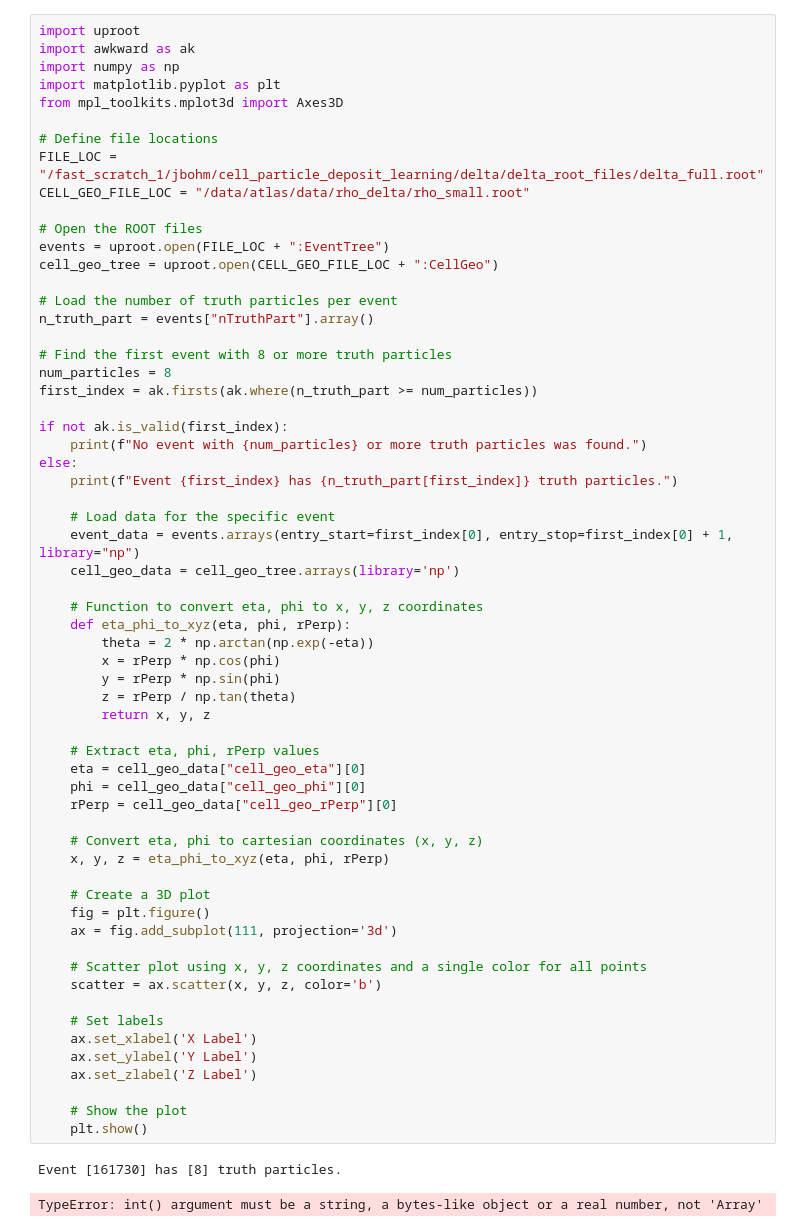
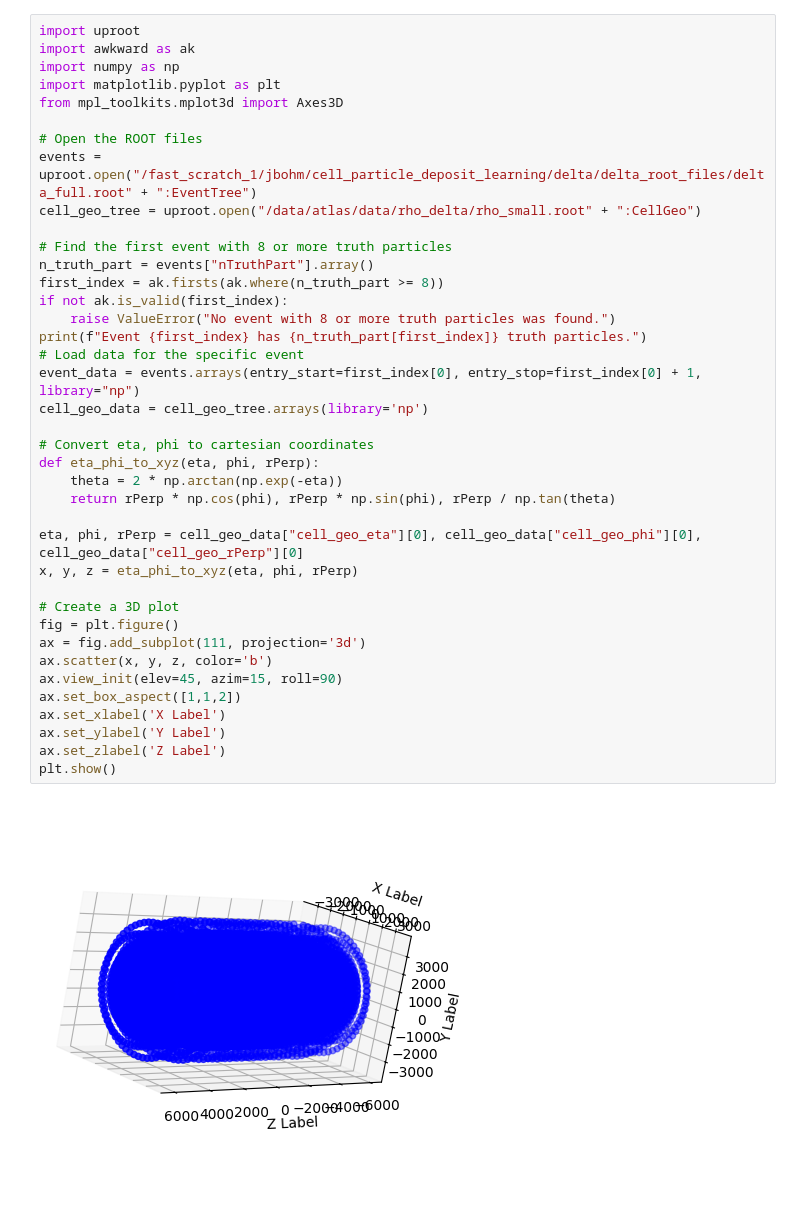
Before and after one commit to markojovo/JetPointNet, a Jupyter notebook: nbs/particle_deposit_learning/delta/plotting_event.ipynb, the cells around one changed output. Drawn from its saved outputs; the diff is of its cells as text.

Commit message:
ok clean, start from this to plot the proper event display

```diff
--- a/nbs/particle_deposit_learning/delta/plotting_event.ipynb
+++ b/nbs/particle_deposit_learning/delta/plotting_event.ipynb
@@ -1,64 +1,41 @@
 # %%
 import uproot
 import awkward as ak
 import numpy as np
 import matplotlib.pyplot as plt
 from mpl_toolkits.mplot3d import Axes3D
 
-# Define file locations
-FILE_LOC = "/fast_scratch_1/jbohm/cell_particle_deposit_learning/delta/delta_root_files/delta_full.root"
-CELL_GEO_FILE_LOC = "/data/atlas/data/rho_delta/rho_small.root"
-
 # Open the ROOT files
-events = uproot.open(FILE_LOC + ":EventTree")
-cell_geo_tree = uproot.open(CELL_GEO_FILE_LOC + ":CellGeo")
-
-# Load the number of truth particles per event
-n_truth_part = events["nTruthPart"].array()
+events = uproot.open("/fast_scratch_1/jbohm/cell_particle_deposit_learning/delta/delta_root_files/delta_full.root" + ":EventTree")
+cell_geo_tree = uproot.open("/data/atlas/data/rho_delta/rho_small.root" + ":CellGeo")
 
 # Find the first event with 8 or more truth particles
-num_particles = 8
-first_index = ak.firsts(ak.where(n_truth_part >= num_particles))
+n_truth_part = events["nTruthPart"].array()
+first_index = ak.firsts(ak.where(n_truth_part >= 8))
+if not ak.is_valid(first_index):
+    raise ValueError("No event with 8 or more truth particles was found.")
+print(f"Event {first_index} has {n_truth_part[first_index]} truth particles.")
+# Load data for the specific event
+event_data = events.arrays(entry_start=first_index[0], entry_stop=first_index[0] + 1, library="np")
+cell_geo_data = cell_geo_tree.arrays(library='np')
 
-if not ak.is_valid(first_index):
-    print(f"No event with {num_particles} or more truth particles was found.")
-else:
-    print(f"Event {first_index} has {n_truth_part[first_index]} truth particles.")
+# Convert eta, phi to cartesian coordinates
+def eta_phi_to_xyz(eta, phi, rPerp):
+    theta = 2 * np.arctan(np.exp(-eta))
+    return rPerp * np.cos(phi), rPerp * np.sin(phi), rPerp / np.tan(theta)
 
-    # Load data for the specific event
-    event_data = events.arrays(entry_start=first_index[0], entry_stop=first_index[0] + 1, library="np")
-    cell_geo_data = cell_geo_tree.arrays(library='np')
+eta, phi, rPerp = cell_geo_data["cell_geo_eta"][0], cell_geo_data["cell_geo_phi"][0], cell_geo_data["cell_geo_rPerp"][0]
+x, y, z = eta_phi_to_xyz(eta, phi, rPerp)
 
-    # Function to convert eta, phi to x, y, z coordinates
-    def eta_phi_to_xyz(eta, phi, rPerp):
-        theta = 2 * np.arctan(np.exp(-eta))
-        x = rPerp * np.cos(phi)
-        y = rPerp * np.sin(phi)
-        z = rPerp / np.tan(theta)
-        return x, y, z
-
-    # Extract eta, phi, rPerp values
-    eta = cell_geo_data["cell_geo_eta"][0]
-    phi = cell_geo_data["cell_geo_phi"][0]
-    rPerp = cell_geo_data["cell_geo_rPerp"][0]
-
-    # Convert eta, phi to cartesian coordinates (x, y, z)
-    x, y, z = eta_phi_to_xyz(eta, phi, rPerp)
-
-    # Create a 3D plot
-    fig = plt.figure()
-    ax = fig.add_subplot(111, projection='3d')
-
-    # Scatter plot using x, y, z coordinates and a single color for all points
-    scatter = ax.scatter(x, y, z, color='b')
-
-    # Set labels
-    ax.set_xlabel('X Label')
-    ax.set_ylabel('Y Label')
-    ax.set_zlabel('Z Label')
-
-    # Show the plot
-    plt.show()
+# Create a 3D plot
+fig = plt.figure()
+ax = fig.add_subplot(111, projection='3d')
+ax.scatter(x, y, z, color='b')
+ax.view_init(elev=45, azim=15, roll=90)
+ax.set_box_aspect([1,1,2])
+ax.set_xlabel('X Label')
+ax.set_ylabel('Y Label')
+ax.set_zlabel('Z Label')
+plt.show()
 # %% [output]
-Event [161730] has [8] truth particles.
-TypeError: int() argument must be a string, a bytes-like object or a real number, not 'Array'
+[figure, added]
```
